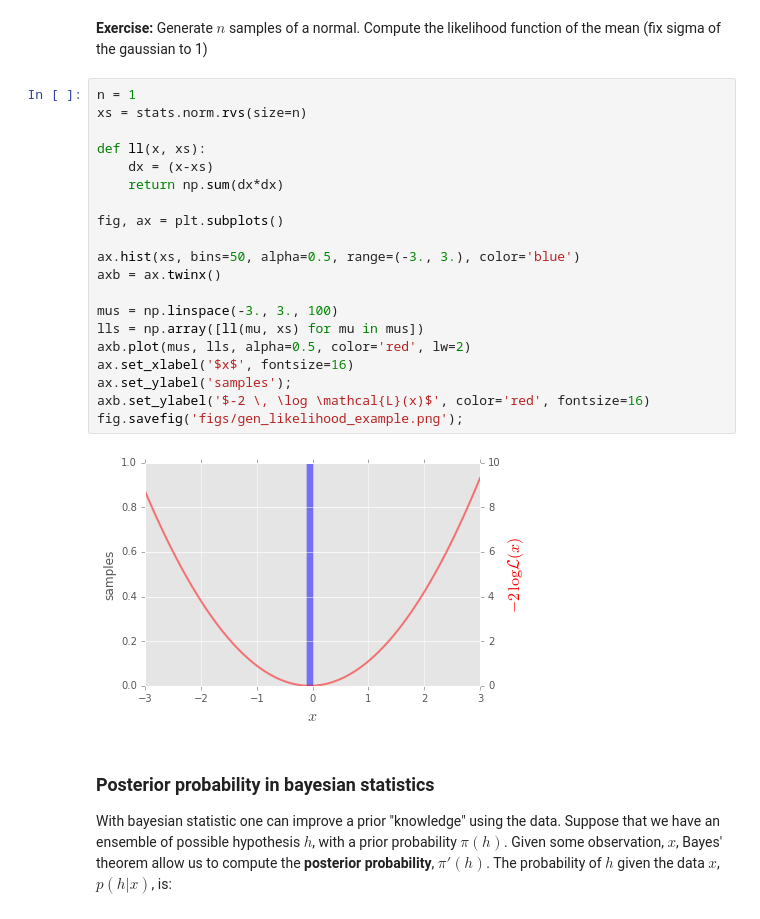
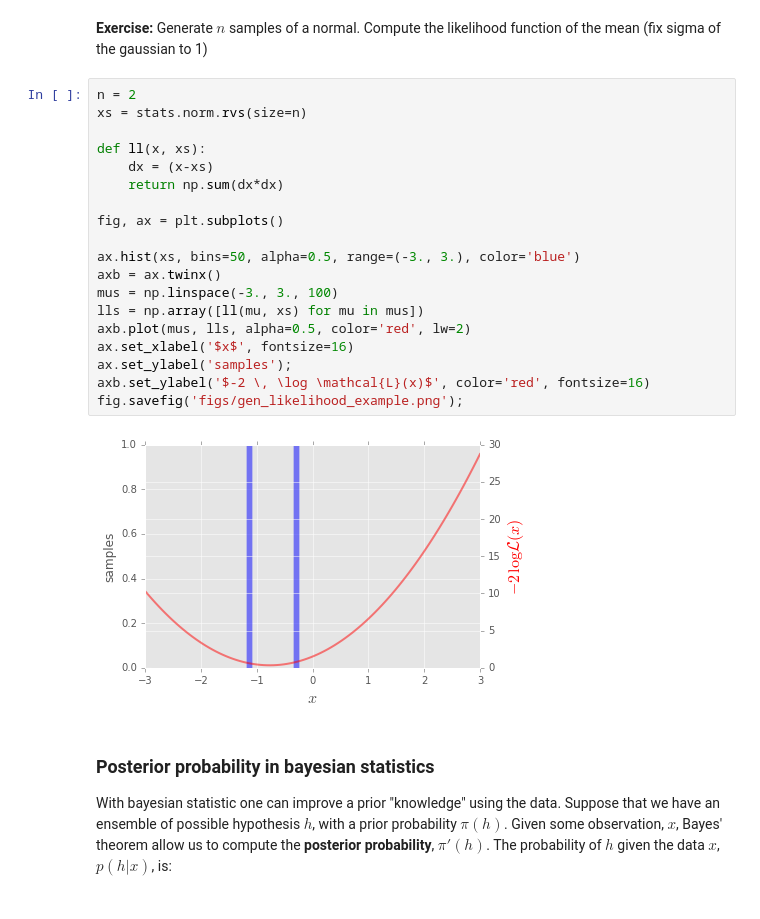
Before and after one commit to jahernando/uscdatanacourse, a Jupyter notebook: General.ipynb, the cells around one changed output. Drawn from its saved outputs; the diff is of its cells as text.

```diff
--- a/General.ipynb
+++ b/General.ipynb
@@ -285,27 +285,26 @@ $$
 # %% [markdown]
 **Exercise:** Generate $n$ samples of a normal. Compute the likelihood function of the mean (fix sigma of the gaussian to 1)
 # %%
-n = 1
+n = 2
 xs = stats.norm.rvs(size=n)
 
 def ll(x, xs):
     dx = (x-xs)
     return np.sum(dx*dx)
 
 fig, ax = plt.subplots()
 
 ax.hist(xs, bins=50, alpha=0.5, range=(-3., 3.), color='blue')
 axb = ax.twinx()
-
 mus = np.linspace(-3., 3., 100)
 lls = np.array([ll(mu, xs) for mu in mus])
 axb.plot(mus, lls, alpha=0.5, color='red', lw=2)
 ax.set_xlabel('$x$', fontsize=16)
 ax.set_ylabel('samples');
 axb.set_ylabel('$-2 \, \log \mathcal{L}(x)$', color='red', fontsize=16)
 fig.savefig('figs/gen_likelihood_example.png');
 # %% [output]
-[figure, old version]
+[figure, new version]
 # %% [markdown]
 
 
```
Also changed, not shown: parts of 5 cells of this notebook.
